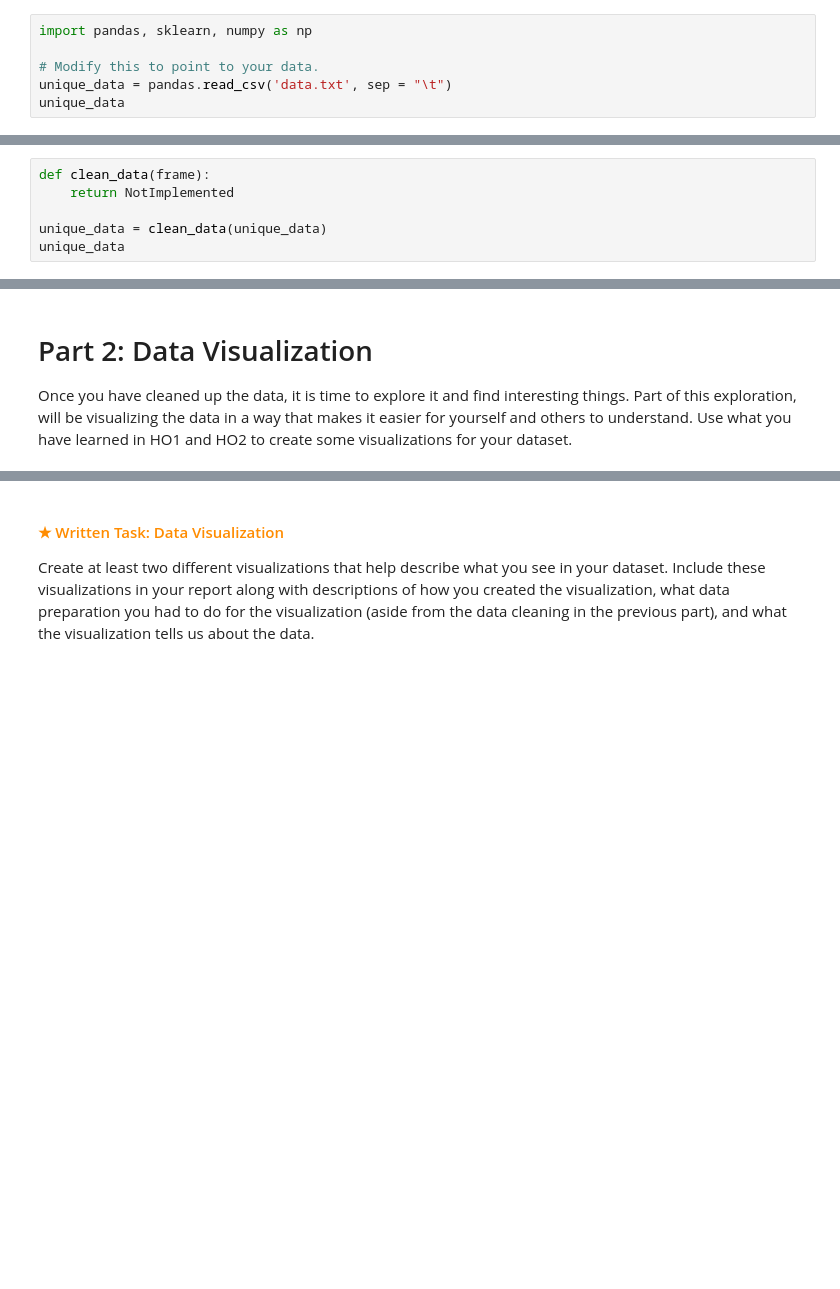
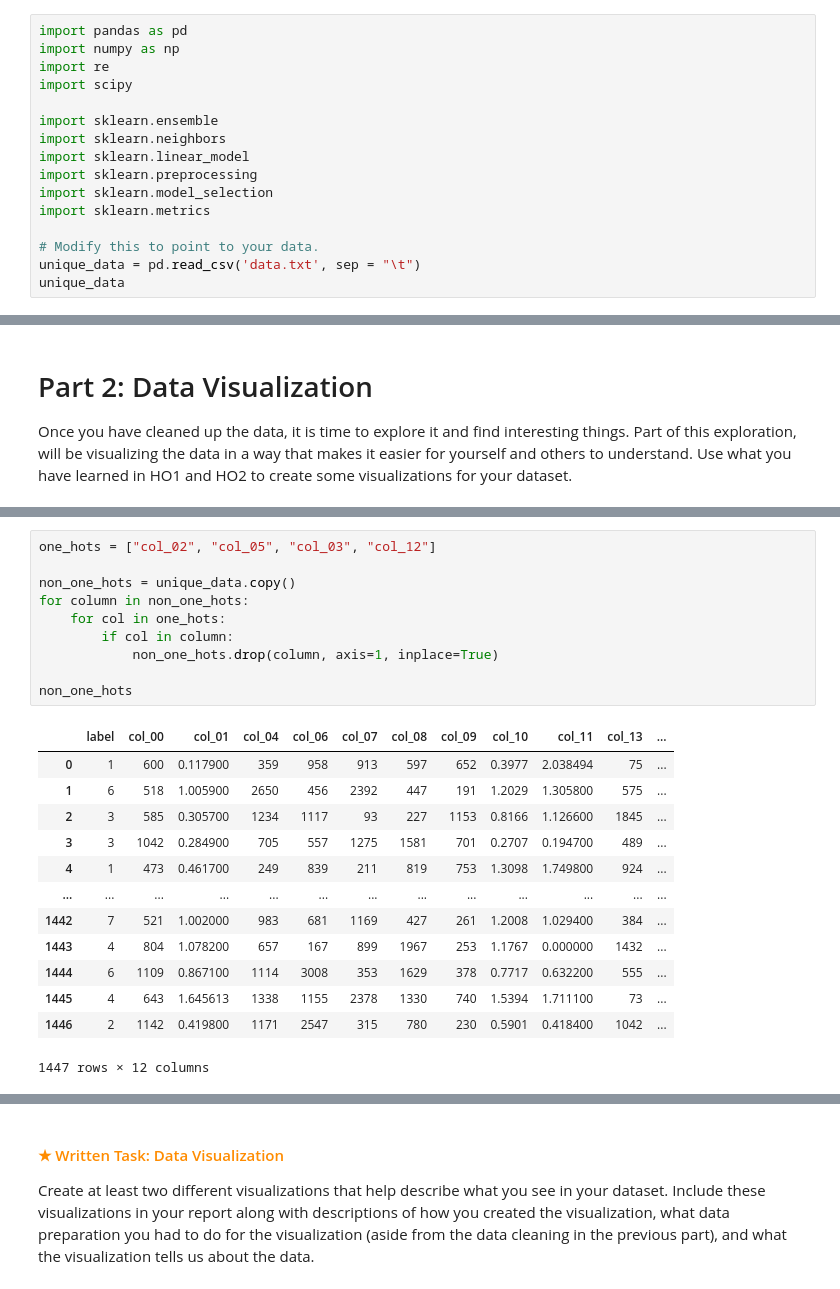
Before and after one commit to DrNekoSenpai/cse-40-ho5, a Jupyter notebook: assignment.ipynb, the cells around one changed output, grey strips where cells are left out. Drawn from its saved outputs; the diff is of its cells as text; blank space fills up the shorter version.

```diff
--- a/assignment.ipynb
+++ b/assignment.ipynb
@@ -45,10 +45,20 @@ Working in industry is not always glamorous.
 
 Before you start doing things to/with your data, it's always a good idea to load up your data and take a look.
 # %%
-import pandas, sklearn, numpy as np
+import pandas as pd
+import numpy as np
+import re
+import scipy
+
+import sklearn.ensemble
+import sklearn.neighbors
+import sklearn.linear_model
+import sklearn.preprocessing
+import sklearn.model_selection
+import sklearn.metrics
 
 # Modify this to point to your data.
-unique_data = pandas.read_csv('data.txt', sep = "\t")
+unique_data = pd.read_csv('data.txt', sep = "\t")
 unique_data
 # %% [output]
 |  | label | col_00 | col_01 | col_02 | col_03 | col_04 | col_05 | col_06 | col_07 | col_08 | col_09 | ... |
@@ -124,9 +134,3 @@ Some things you may want to do:
 Complete the following function that takes in a DataFrame and outputs a clean version of the DataFrame.
 You can assume that the frame has all the same structure as your unique dataset.
 You can return the same or a new data frame.
-# %%
-def clean_data(frame):
-    return NotImplemented
-
-unique_data = clean_data(unique_data)
-unique_data
@@ -148,0 +269,24 @@ Use what you have learned in HO1 and HO2 to create some visualizations for your
+# %%
+one_hots = ["col_02", "col_05", "col_03", "col_12"]
+
+non_one_hots = unique_data.copy()
+for column in non_one_hots:
+    for col in one_hots:
+        if col in column:
+            non_one_hots.drop(column, axis=1, inplace=True)
+
+non_one_hots
+# %% [output]
+|  | label | col_00 | col_01 | col_04 | col_06 | col_07 | col_08 | col_09 | col_10 | col_11 | col_13 | ... |
+| 0 | 1 | 600 | 0.117900 | 359 | 958 | 913 | 597 | 652 | 0.3977 | 2.038494 | 75 | ... |
+| 1 | 6 | 518 | 1.005900 | 2650 | 456 | 2392 | 447 | 191 | 1.2029 | 1.305800 | 575 | ... |
+| 2 | 3 | 585 | 0.305700 | 1234 | 1117 | 93 | 227 | 1153 | 0.8166 | 1.126600 | 1845 | ... |
+| 3 | 3 | 1042 | 0.284900 | 705 | 557 | 1275 | 1581 | 701 | 0.2707 | 0.194700 | 489 | ... |
+| 4 | 1 | 473 | 0.461700 | 249 | 839 | 211 | 819 | 753 | 1.3098 | 1.749800 | 924 | ... |
+| ... | ... | ... | ... | ... | ... | ... | ... | ... | ... | ... | ... | ... |
+| 1442 | 7 | 521 | 1.002000 | 983 | 681 | 1169 | 427 | 261 | 1.2008 | 1.029400 | 384 | ... |
+| 1443 | 4 | 804 | 1.078200 | 657 | 167 | 899 | 1967 | 253 | 1.1767 | 0.000000 | 1432 | ... |
+| 1444 | 6 | 1109 | 0.867100 | 1114 | 3008 | 353 | 1629 | 378 | 0.7717 | 0.632200 | 555 | ... |
+| 1445 | 4 | 643 | 1.645613 | 1338 | 1155 | 2378 | 1330 | 740 | 1.5394 | 1.711100 | 73 | ... |
+| 1446 | 2 | 1142 | 0.419800 | 1171 | 2547 | 315 | 780 | 230 | 0.5901 | 0.418400 | 1042 | ... |
+1447 rows × 12 columns
```
Also changed, not shown: parts of 11 cells of this notebook, 1 other file.
